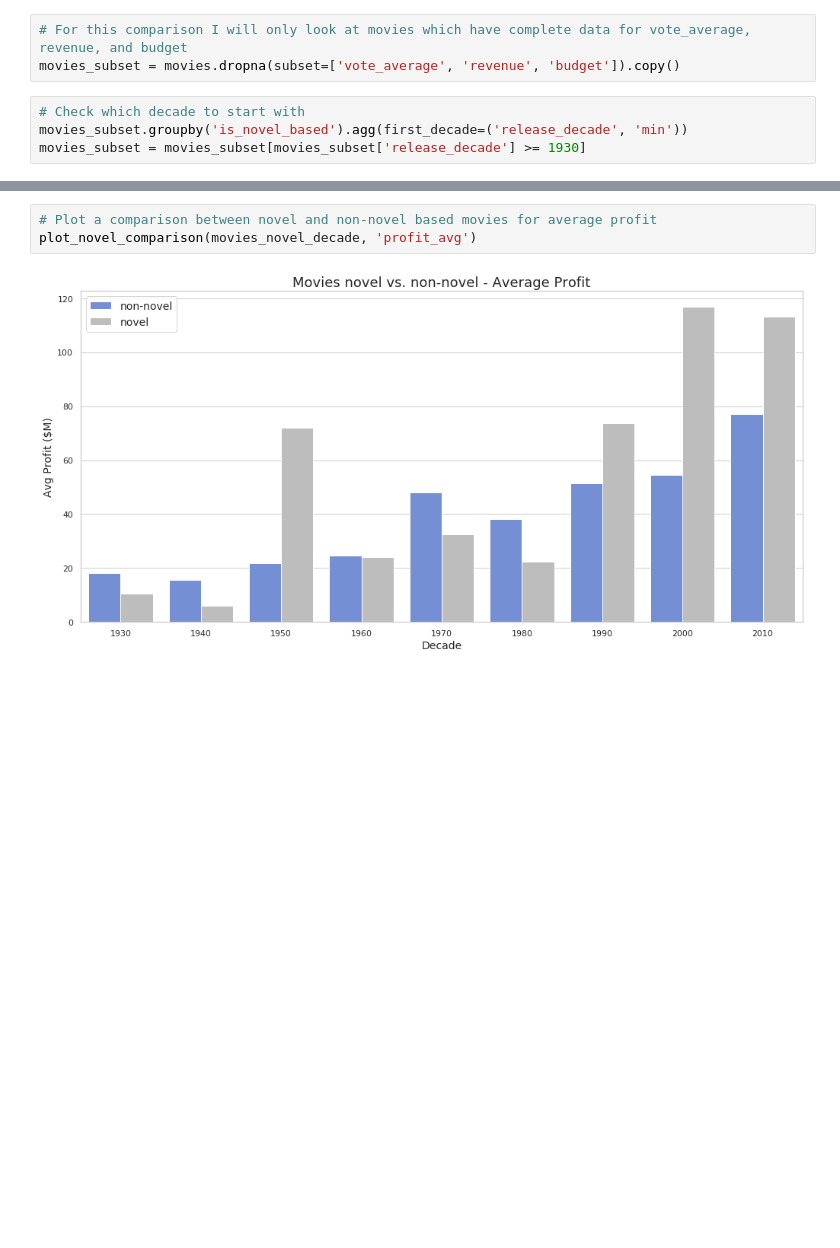
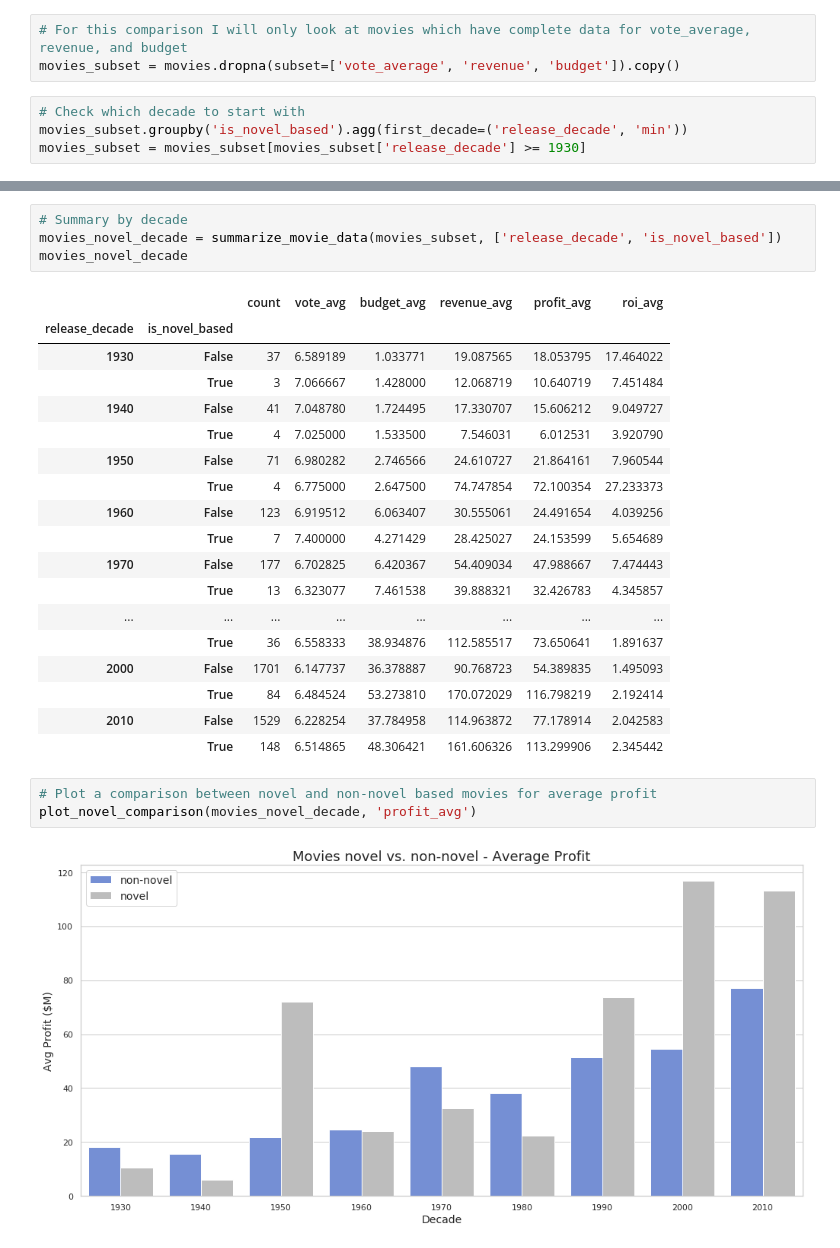
Before and after one commit to langflo/data-scientist-nanodegree, a Jupyter notebook: data-science-blog-post/Data_Science_Blog_Post.ipynb, the cells around one changed output, grey strips where cells are left out. Drawn from its saved outputs; the diff is of its cells as text; blank space fills up the shorter version.

Commit message:
add function for summarizing movie data

```diff
--- a/data-science-blog-post/Data_Science_Blog_Post.ipynb
+++ b/data-science-blog-post/Data_Science_Blog_Post.ipynb
@@ -465,3 +428,26 @@ movies_novel_decade
+# %%
+# Summary by decade
+movies_novel_decade = summarize_movie_data(movies_subset, ['release_decade', 'is_novel_based'])
+movies_novel_decade
+# %% [output]
+|  |  | count | vote_avg | budget_avg | revenue_avg | profit_avg | roi_avg |
+| release_decade | is_novel_based |  |  |  |  |  |  |
+| 1930 | False | 37 | 6.589189 | 1.033771 | 19.087565 | 18.053795 | 17.464022 |
+|  | True | 3 | 7.066667 | 1.428000 | 12.068719 | 10.640719 | 7.451484 |
+| 1940 | False | 41 | 7.048780 | 1.724495 | 17.330707 | 15.606212 | 9.049727 |
+|  | True | 4 | 7.025000 | 1.533500 | 7.546031 | 6.012531 | 3.920790 |
+| 1950 | False | 71 | 6.980282 | 2.746566 | 24.610727 | 21.864161 | 7.960544 |
+|  | True | 4 | 6.775000 | 2.647500 | 74.747854 | 72.100354 | 27.233373 |
+| 1960 | False | 123 | 6.919512 | 6.063407 | 30.555061 | 24.491654 | 4.039256 |
+|  | True | 7 | 7.400000 | 4.271429 | 28.425027 | 24.153599 | 5.654689 |
+| 1970 | False | 177 | 6.702825 | 6.420367 | 54.409034 | 47.988667 | 7.474443 |
+|  | True | 13 | 6.323077 | 7.461538 | 39.888321 | 32.426783 | 4.345857 |
+| ... | ... | ... | ... | ... | ... | ... | ... |
+|  | True | 36 | 6.558333 | 38.934876 | 112.585517 | 73.650641 | 1.891637 |
+| 2000 | False | 1701 | 6.147737 | 36.378887 | 90.768723 | 54.389835 | 1.495093 |
+|  | True | 84 | 6.484524 | 53.273810 | 170.072029 | 116.798219 | 2.192414 |
+| 2010 | False | 1529 | 6.228254 | 37.784958 | 114.963872 | 77.178914 | 2.042583 |
+|  | True | 148 | 6.514865 | 48.306421 | 161.606326 | 113.299906 | 2.345442 |
 # %%
 # Plot a comparison between novel and non-novel based movies for average profit
 plot_novel_comparison(movies_novel_decade, 'profit_avg')
```
Also changed, not shown: parts of 6 cells of this notebook, 3 other files.
